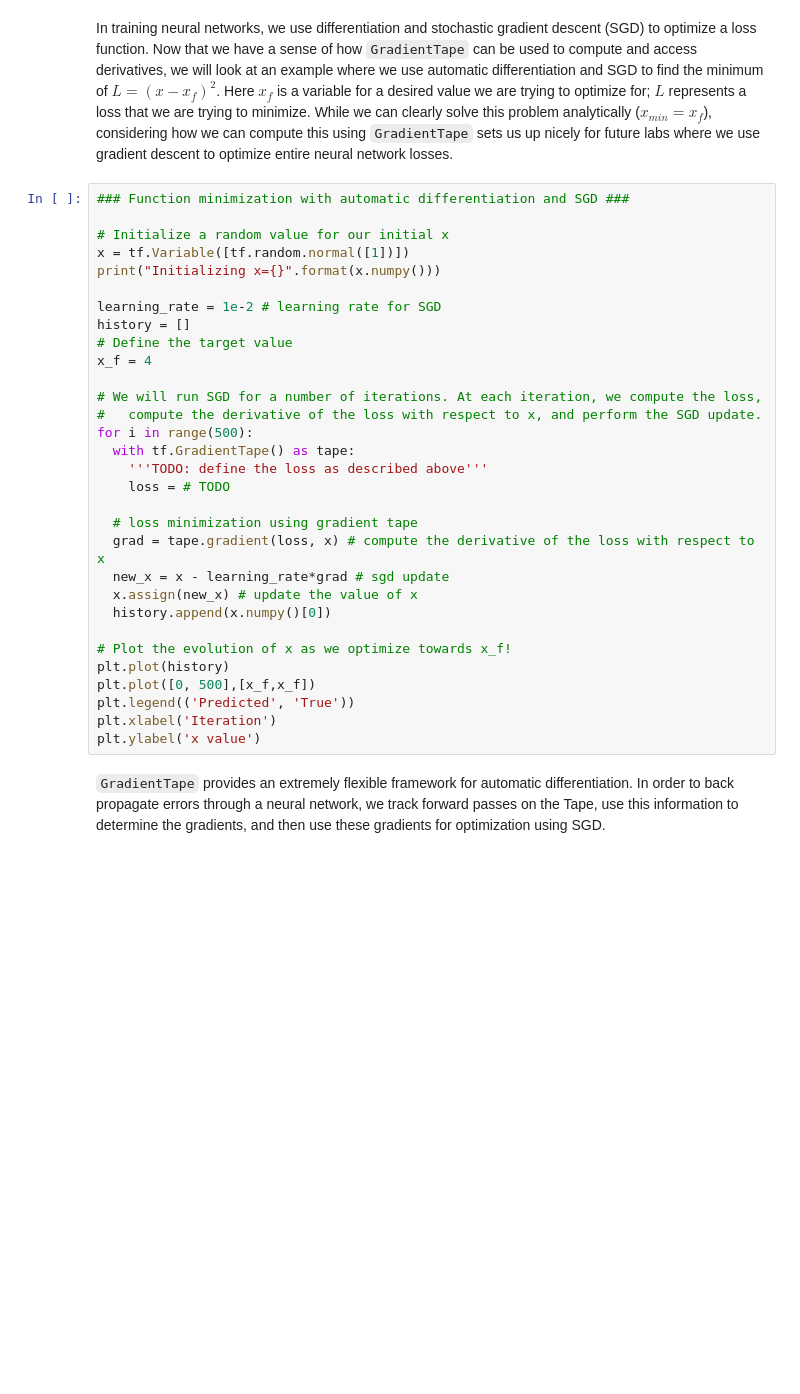
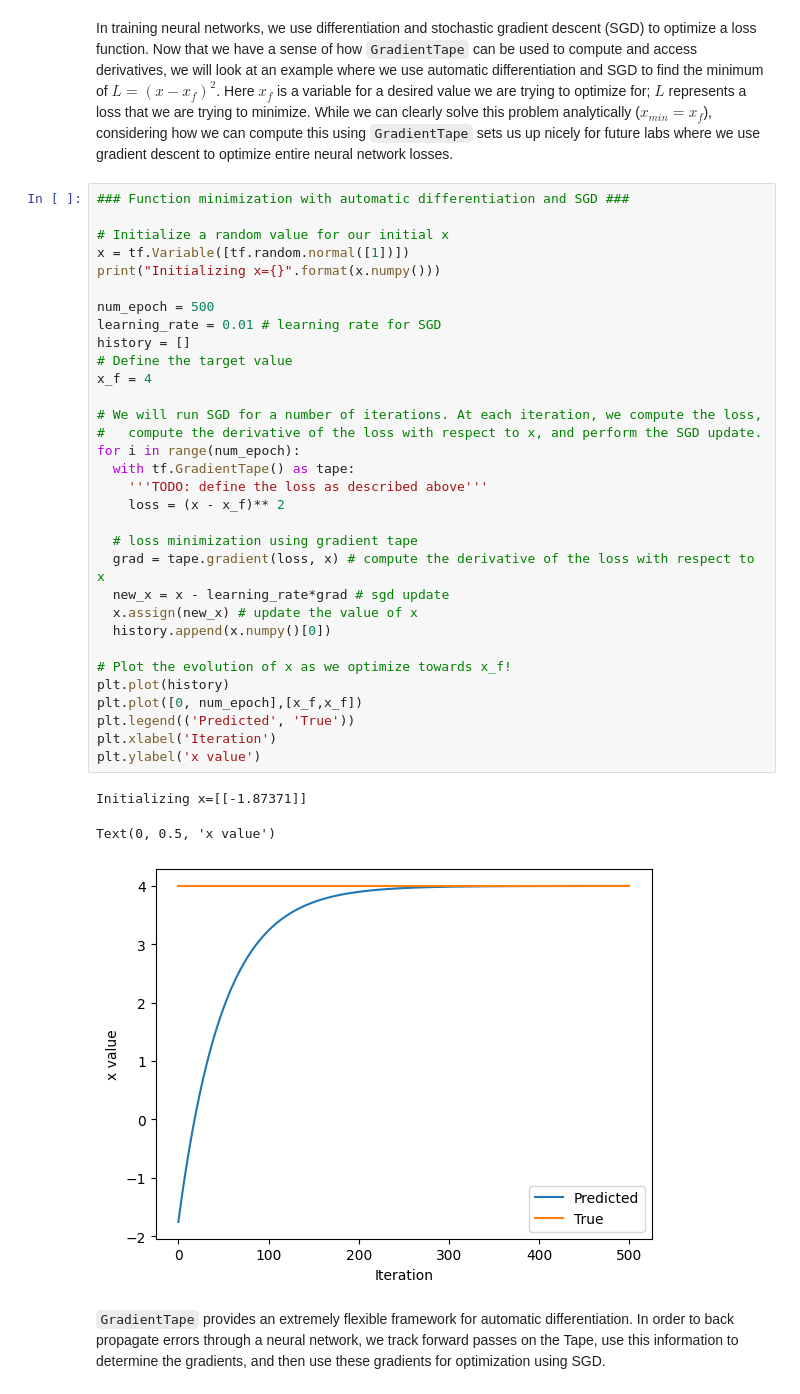
Before and after one commit to AuSY0201/Intro2DL_MIT, a Jupyter notebook: lab1/Part1_TensorFlow.ipynb, the cells around one changed output. Cells and saved outputs as stored; diff of their text form; blank space fills up the shorter version.

```diff
--- a/lab1/Part1_TensorFlow.ipynb
+++ b/lab1/Part1_TensorFlow.ipynb
@@ -310,33 +352,38 @@ In training neural networks, we use differentiation and stochastic gradient desc
 # %%
 ### Function minimization with automatic differentiation and SGD ###
 
 # Initialize a random value for our initial x
 x = tf.Variable([tf.random.normal([1])])
 print("Initializing x={}".format(x.numpy()))
 
-learning_rate = 1e-2 # learning rate for SGD
+num_epoch = 500
+learning_rate = 0.01 # learning rate for SGD
 history = []
 # Define the target value
 x_f = 4
 
 # We will run SGD for a number of iterations. At each iteration, we compute the loss,
 #   compute the derivative of the loss with respect to x, and perform the SGD update.
-for i in range(500):
+for i in range(num_epoch):
   with tf.GradientTape() as tape:
     '''TODO: define the loss as described above'''
-    loss = # TODO
+    loss = (x - x_f)** 2
 
   # loss minimization using gradient tape
   grad = tape.gradient(loss, x) # compute the derivative of the loss with respect to x
   new_x = x - learning_rate*grad # sgd update
   x.assign(new_x) # update the value of x
   history.append(x.numpy()[0])
 
 # Plot the evolution of x as we optimize towards x_f!
 plt.plot(history)
-plt.plot([0, 500],[x_f,x_f])
+plt.plot([0, num_epoch],[x_f,x_f])
 plt.legend(('Predicted', 'True'))
 plt.xlabel('Iteration')
 plt.ylabel('x value')
+# %% [output]
+Initializing x=[[-1.87371]]
+Text(0, 0.5, 'x value')
+[figure, added]
 # %% [markdown]
 `GradientTape` provides an extremely flexible framework for automatic differentiation. In order to back propagate errors through a neural network, we track forward passes on the Tape, use this information to determine the gradients, and then use these gradients for optimization using SGD.
```
Also changed, not shown: parts of 16 cells of this notebook.
